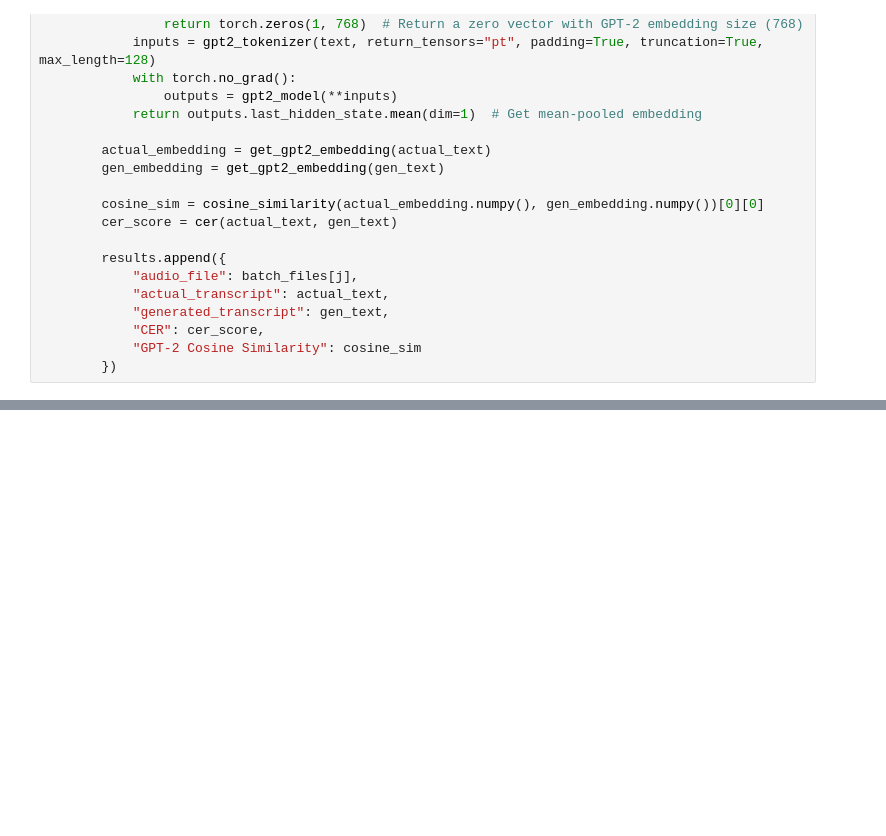
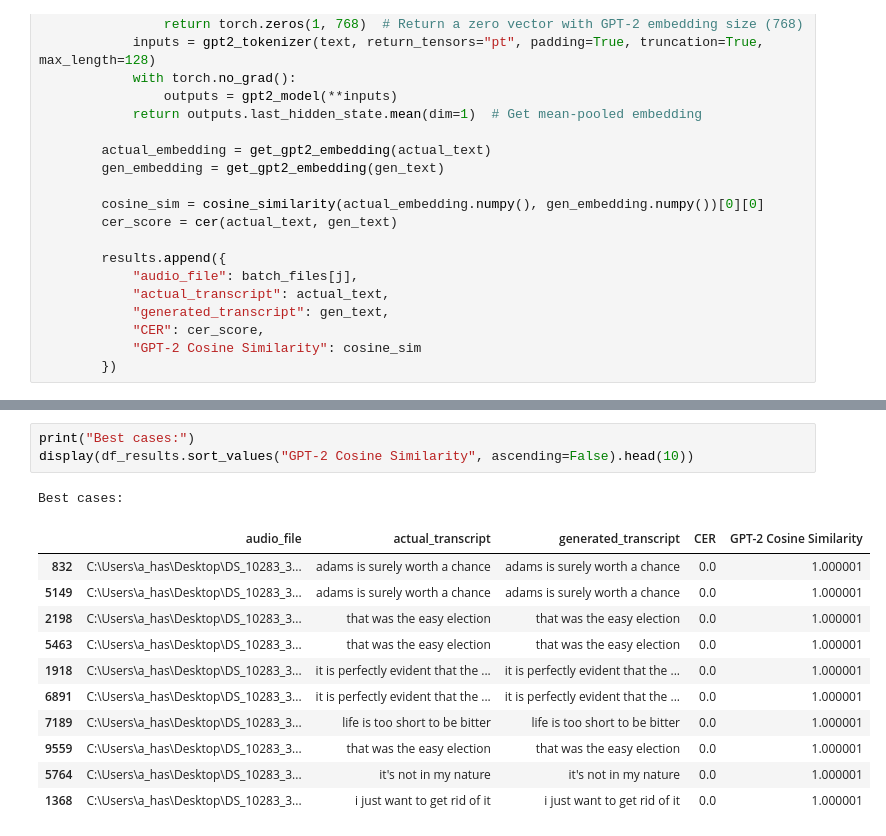
Before and after one commit to serenabono/conversational_dominance, a Jupyter notebook: notebooks/audio_token/audio_tokenization_test.ipynb, the cells around one changed output, grey strips where cells are left out. Saved outputs shown, nothing was run; the diff lists cells and outputs as text; blank space fills up the shorter version.

```diff
--- a/notebooks/audio_token/audio_tokenization_test.ipynb
+++ b/notebooks/audio_token/audio_tokenization_test.ipynb
@@ -158,0 +176,16 @@ df_results.sample(5)
+# %%
+print("Best cases:")
+display(df_results.sort_values("GPT-2 Cosine Similarity", ascending=False).head(10))
+# %% [output]
+Best cases:
+|  | audio_file | actual_transcript | generated_transcript | CER | GPT-2 Cosine Similarity |
+| 832 | C:\Users\a_has\Desktop\DS_10283_3... | adams is surely worth a chance | adams is surely worth a chance | 0.0 | 1.000001 |
+| 5149 | C:\Users\a_has\Desktop\DS_10283_3... | adams is surely worth a chance | adams is surely worth a chance | 0.0 | 1.000001 |
+| 2198 | C:\Users\a_has\Desktop\DS_10283_3... | that was the easy election | that was the easy election | 0.0 | 1.000001 |
+| 5463 | C:\Users\a_has\Desktop\DS_10283_3... | that was the easy election | that was the easy election | 0.0 | 1.000001 |
+| 1918 | C:\Users\a_has\Desktop\DS_10283_3... | it is perfectly evident that the ... | it is perfectly evident that the ... | 0.0 | 1.000001 |
+| 6891 | C:\Users\a_has\Desktop\DS_10283_3... | it is perfectly evident that the ... | it is perfectly evident that the ... | 0.0 | 1.000001 |
+| 7189 | C:\Users\a_has\Desktop\DS_10283_3... | life is too short to be bitter | life is too short to be bitter | 0.0 | 1.000001 |
+| 9559 | C:\Users\a_has\Desktop\DS_10283_3... | that was the easy election | that was the easy election | 0.0 | 1.000001 |
+| 5764 | C:\Users\a_has\Desktop\DS_10283_3... | it's not in my nature | it's not in my nature | 0.0 | 1.000001 |
+| 1368 | C:\Users\a_has\Desktop\DS_10283_3... | i just want to get rid of it | i just want to get rid of it | 0.0 | 1.000001 |
```
Also changed, not shown: parts of 6 cells of this notebook, 1 other file.
